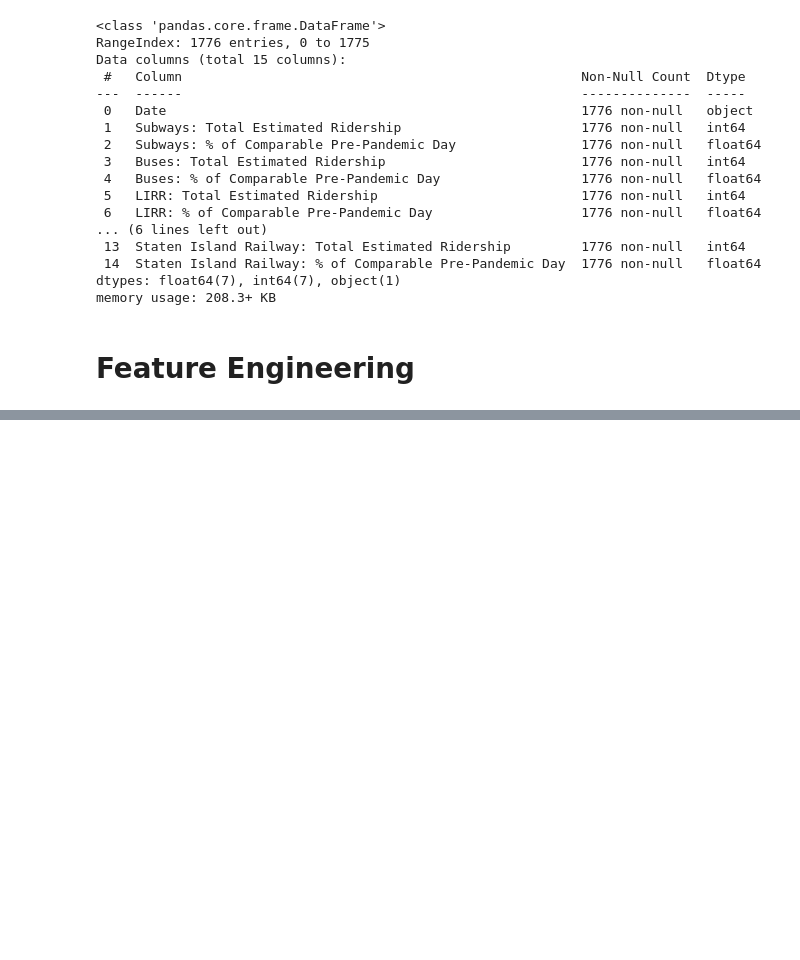
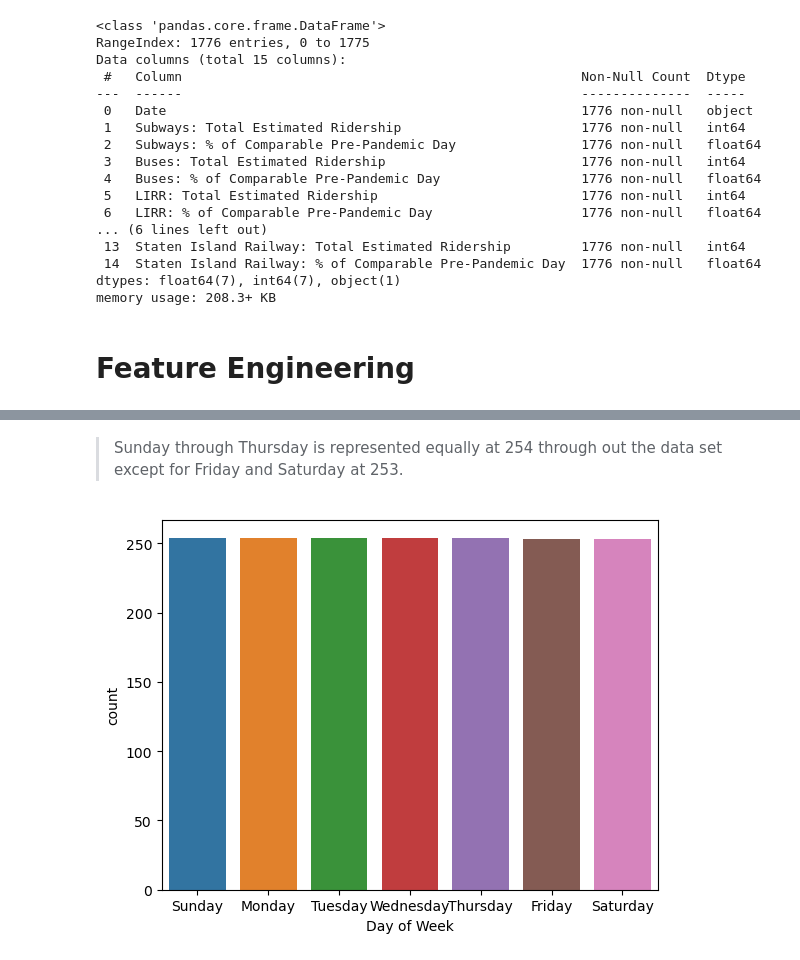
Before and after one commit to alishanstyles/MTA-Daily-Ridership, a Jupyter notebook: Untitled.ipynb, the cells around one changed output, grey strips where cells are left out. Saved outputs shown, nothing was run; the diff lists cells and outputs as text; code cells hidden in the pictures; blank space fills up the shorter version.

```diff
--- a/Untitled.ipynb
+++ b/Untitled.ipynb
@@ -150,0 +165,6 @@ df.head()
+# %% [markdown]
+> Sunday through Thursday is represented equally at 254 through out the data set except for Friday and Saturday at 253.
+# %%
+sns.countplot(data = df, x = 'Day of Week');
+# %% [output]
+[figure, added]
```
Also changed, not shown: parts of 8 cells of this notebook.
